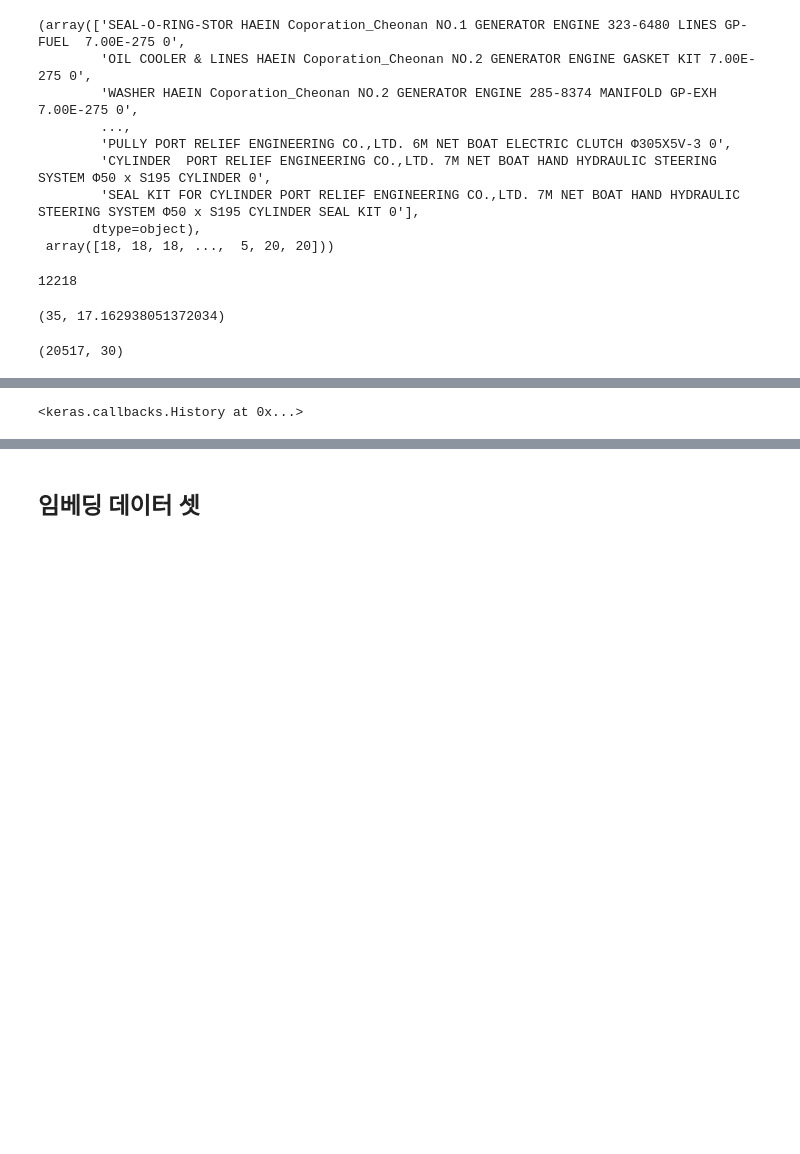
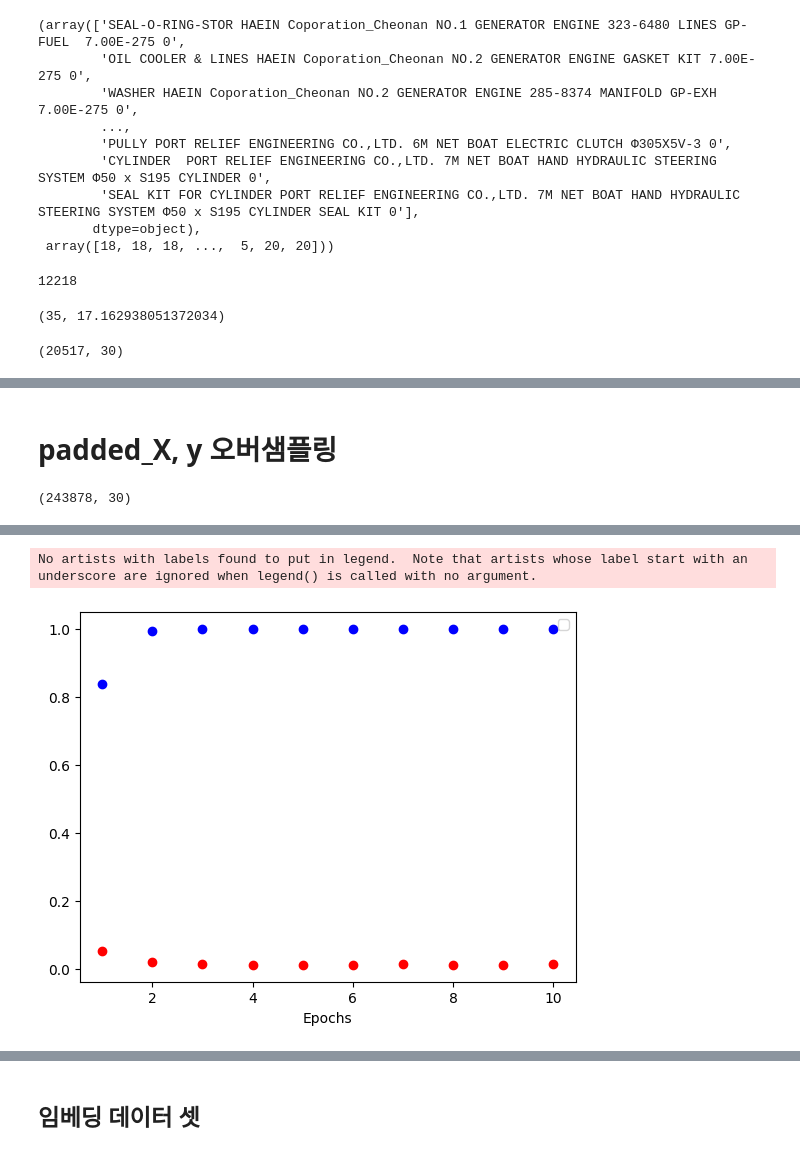
Before and after one commit to hwk44/ShipSupplies, a Jupyter notebook: DA/notebooks/t2.ipynb, the cells around one changed output, grey strips where cells are left out. Drawn from its saved outputs; the diff is of its cells as text; code cells hidden in the pictures; blank space fills up the shorter version.

```diff
--- a/DA/notebooks/t2.ipynb
+++ b/DA/notebooks/t2.ipynb
@@ -238,9 +241,15 @@ optimizer=tf.keras.optimizers.Adam(learning_rate=0.01)
 # optimizer = tf.keras.optimizers.Adadelta(learning_rate=0.01)
 # optimizer = tf.keras.optimizers.Adamax(learning_rate=0.01)
 # %%
-model.compile(loss=tf.keras.losses.CategoricalCrossentropy(),
+# model.compile(loss=tf.keras.losses.CategoricalCrossentropy(),
+#                        optimizer=optimizer,
+#                        metrics=['accuracy'])
+model.compile(loss='categorical_crossentropy',
                        optimizer=optimizer,
                        metrics=['accuracy'])
+from keras.callbacks import EarlyStopping
+
+early_stopping_callback = EarlyStopping(monitor = 'val_loss' , patience = 5)
 # %%
 # 데이터를 학습용과 검증용으로 나누기
 from sklearn.model_selection import train_test_split
@@ -248,8 +257,49 @@ X_train, X_test, y_train, y_test = train_test_split(padded_X, y, test_size=0.3,
+# %% [markdown]
+# padded_X, y 오버샘플링
+# %%
+from imblearn.over_sampling import RandomOverSampler
+
+# RandomOverSampler를 사용하여 데이터 오버샘플링
+ros = RandomOverSampler(random_state=42)
+X_oversampled, y_oversampled = ros.fit_resample(padded_X, y)
+# %%
+X_oversampled.shape
+# %% [output]
+(243878, 30)
+# %%
+from sklearn.model_selection import train_test_split
+X_train, X_test, y_train, y_test = train_test_split(X_oversampled, y_oversampled, test_size=0.2, random_state=42,shuffle=True)
+
+# from sklearn.model_selection import train_test_split
+
+# # 오버샘플링된 데이터 분할
+# X_train, X_test, y_train, y_test = train_test_split(X_oversampled, y_oversampled, test_size=0.2, random_state=42, shuffle=True)
+
+# # 훈련 데이터와 검증 데이터 분할
+# X_train, X_val, y_train, y_val = train_test_split(X_train, y_train, test_size=0.2, random_state=42, shuffle=True)
 # %%
 # 딥러닝 모델을 만들기 위해 categorical 함수 사용
 from tensorflow.keras.utils import to_categorical
 y_train_categorical = to_categorical(y_train, num_classes=61)
 y_test_categorical = to_categorical(y_test, num_classes=61)
 # %%
-model.fit(X_train,y_train_categorical, epochs= 20, batch_size=32)
+history = model.fit(X_train,y_train_categorical, validation_split =0.2, epochs= 10, batch_size=128,callbacks = [early_stopping_callback])
+# history = model.fit(X_train, y_train_categorical, epochs=10, batch_size=128, validation_data=(X_val, y_val), callbacks=[early_stopping_callback])
+
+import matplotlib.pyplot as plt
+
+# 손실 값 추출
+y_vloss = history.history['val_loss']
+y_acc = history.history['accuracy']
+
+# 에포크 수
+epochs = range(1, len(y_vloss) + 1)
+
+# 학습 곡선 그리기
+plt.plot(epochs, y_vloss, "o", c ='red')
+plt.plot(epochs, y_acc, "o", c ='blue')
+plt.xlabel('Epochs')
+# plt.ylabel('Loss')
+plt.legend()
+plt.show()
 # %% [output]
@@ -273,4 +326,5 @@ Epoch 20/20
-<keras.callbacks.History at 0x...>
+No artists with labels found to put in legend.  Note that artists whose label start with an underscore are ignored when legend() is called with no argument.
+[figure, added]
 # %%
 y_pred= model.predict(X_test)
 # %% [output]
```
Also changed, not shown: parts of 8 cells of this notebook, 1 other file.
